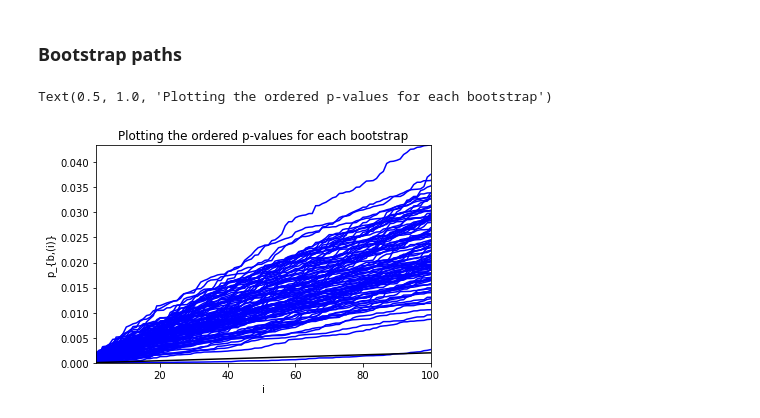
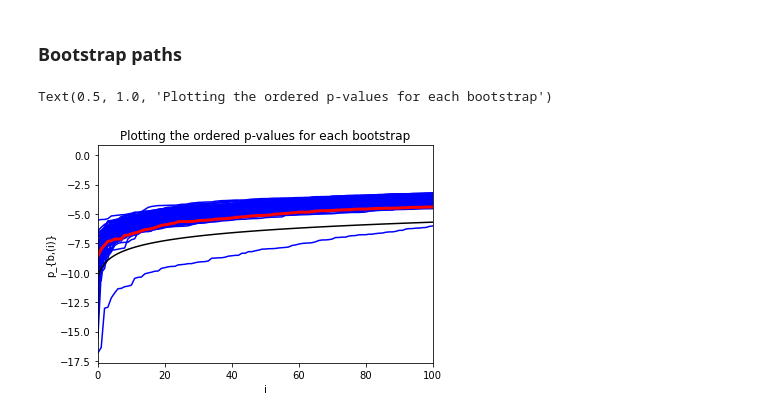
Before and after one commit to sjdavenport/pyperm, a Jupyter notebook: examples/contrasts_example.ipynb, the cells around one changed output. Saved outputs shown, nothing was run; the diff lists cells and outputs as text; code cells hidden in the pictures.

```diff
--- a/examples/contrasts_example.ipynb
+++ b/examples/contrasts_example.ipynb
@@ -235,0 +252,21 @@ figure.tight_layout(pad=1.0)
+# %%
+maxbootpval = 0
+kmax = 150
+kvals = np.arange(kmax)
+for b in np.arange(B):
+    sorted_bootstraps = np.sort(bs[b,:])
+    plt.plot(sorted_bootstraps, color="blue")
+    maxbootpval = np.max((maxbootpval, np.max(sorted_bootstraps[:kmax])))
+
+# Emphasize a single curve
+curve2use = 10
+plt.plot(np.sort(bs[curve2use,:]), color="red", linewidth = 3)
+
+plt.plot(thr,color="black")
+
+plt.xlim(0, kmax)
+plt.ylim(0, maxbootpval)
+#plt.ylim(0, 0.0005)
+plt.xlabel('i')
+plt.ylabel('p_{b,(i)}')
+plt.title('Plotting the ordered p-values for each bootstrap')
@@ -239,18 +279,24 @@ As can be seen we obtain an upper bound on the false discovery proportion and a
 ### Bootstrap paths
 # %%
 maxbootpval = 0
+kmax = 5000
+kvals = np.arange(kmax)
 for b in np.arange(B):
     sorted_bootstraps = np.sort(bs[b,:])
-    plt.plot(sorted_bootstraps, color="blue")
-    maxbootpval = np.max((maxbootpval, np.max(sorted_bootstraps[:100])))
+    plt.plot(np.log(sorted_bootstraps), color="blue")
+    maxbootpval = np.max((maxbootpval, np.max(sorted_bootstraps[:kmax])))
 
-plt.plot(thr,color="black")
+# Emphasize a single curve
+curve2use = 2
+plt.plot(np.log(np.sort(bs[curve2use,:])), color="red", linewidth = 3)
 
-plt.xlim(1, 100)
-plt.ylim(0, maxbootpval)
+plt.plot(np.log(thr),color="black")
+
+plt.xlim(0, 100)
+#plt.ylim(0, maxbootpval)
 plt.xlabel('i')
 plt.ylabel('p_{b,(i)}')
 plt.title('Plotting the ordered p-values for each bootstrap')
 # %% [output]
 Text(0.5, 1.0, 'Plotting the ordered p-values for each bootstrap')
-[figure, old version]
+[figure, new version]
```
Also changed, not shown: parts of 15 cells of this notebook, 18 other files.
